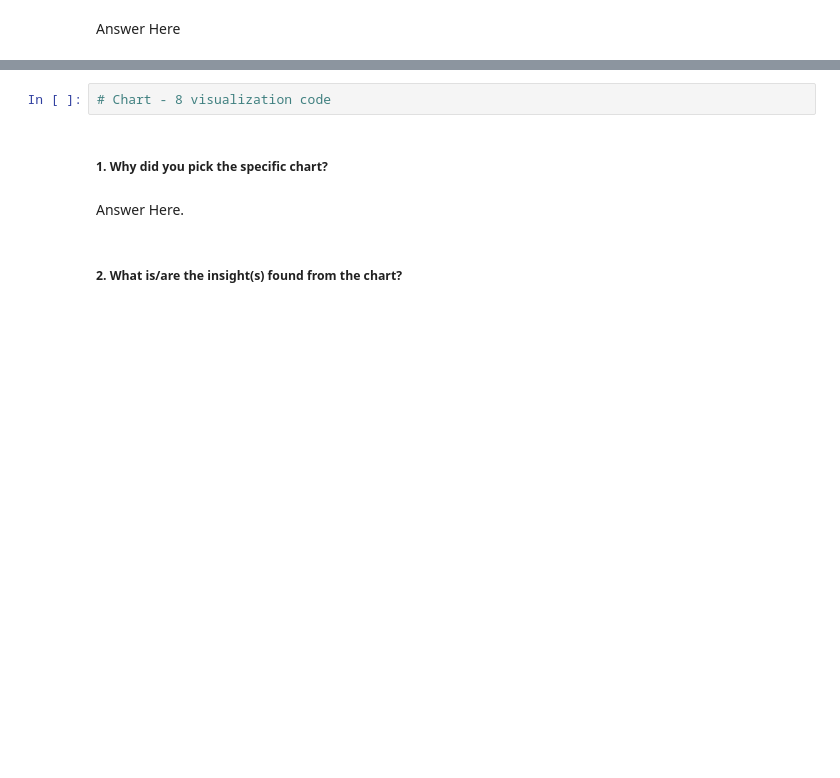
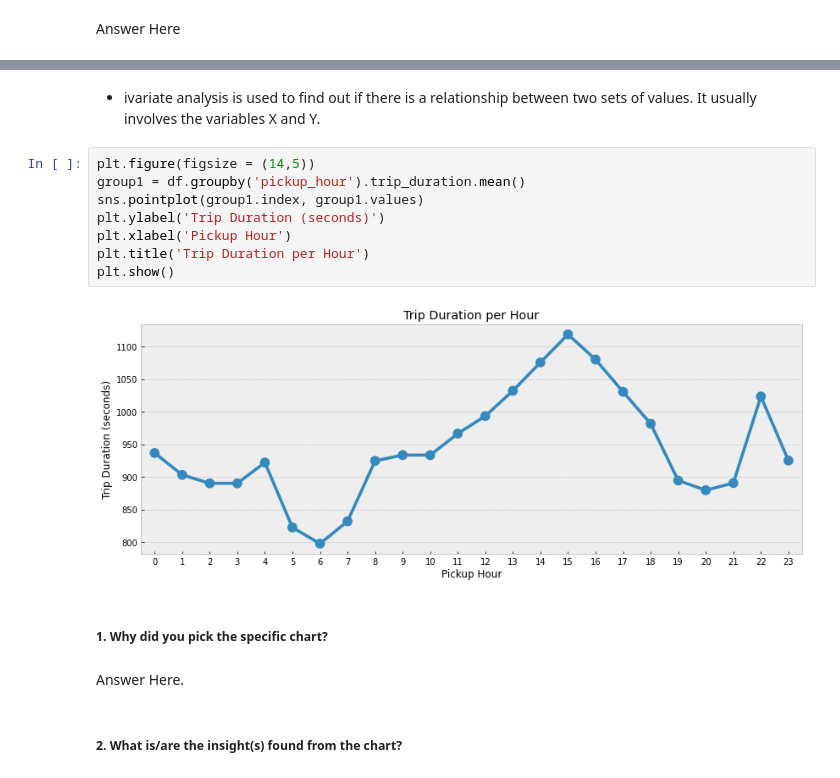
Before and after one commit to riyapatelrp/NYC-Taxi-Trip-Duration-Prediction, a Jupyter notebook: Team_Colab_NYC_taxi_trip_time_prediction.ipynb, the cells around one changed output, grey strips where cells are left out. Saved outputs shown, nothing was run; the diff lists cells and outputs as text; blank space fills up the shorter version.

```diff
--- a/Team_Colab_NYC_taxi_trip_time_prediction.ipynb
+++ b/Team_Colab_NYC_taxi_trip_time_prediction.ipynb
@@ -484,5 +1179,16 @@ Answer Here
-# %%
-# Chart - 8 visualization code
+# %% [markdown]
+
+*  ivariate analysis is used to find out if there is a relationship between two sets of values. It usually involves the variables X and Y.
+# %%
+plt.figure(figsize = (14,5))
+group1 = df.groupby('pickup_hour').trip_duration.mean()
+sns.pointplot(group1.index, group1.values)
+plt.ylabel('Trip Duration (seconds)')
+plt.xlabel('Pickup Hour')
+plt.title('Trip Duration per Hour')
+plt.show()
+# %% [output]
+[figure, added]
 # %% [markdown]
 ##### 1. Why did you pick the specific chart?
 # %% [markdown]
```
Also changed, not shown: parts of 196 cells of this notebook.
